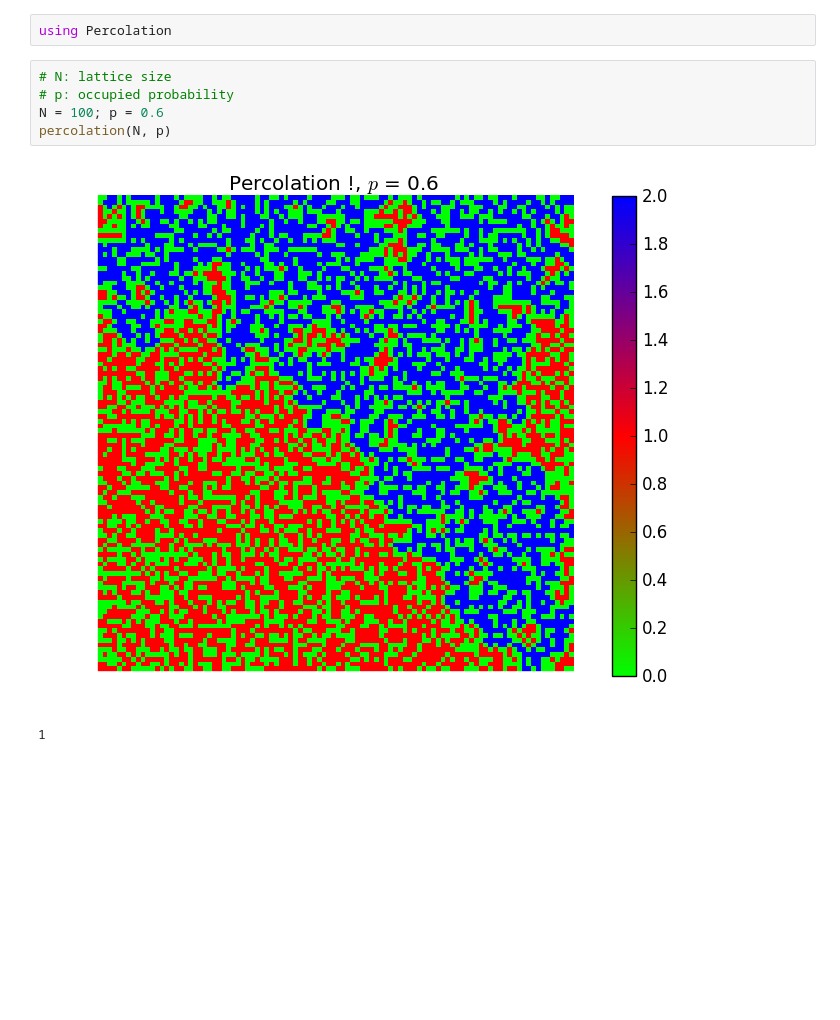
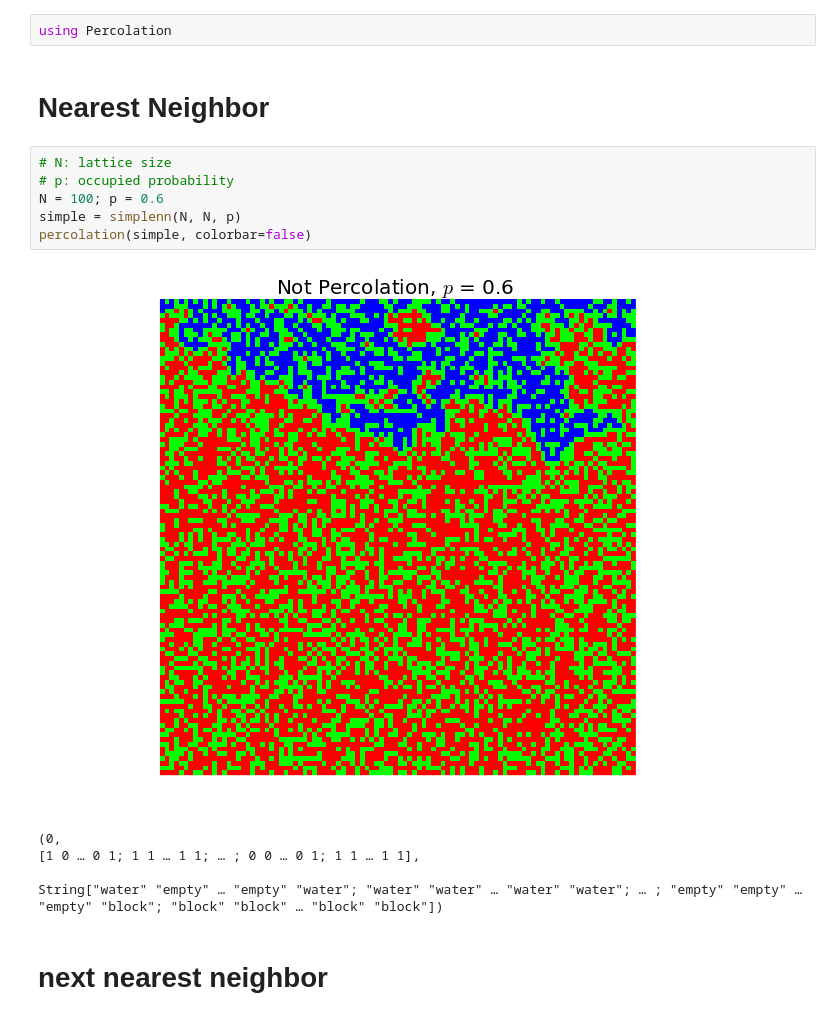
Before and after one commit to goropikari/Percolation.jl, a Jupyter notebook: example/percolation.ipynb, the cells around one changed output. Saved outputs shown, nothing was run; the diff lists cells and outputs as text; blank space fills up the shorter version.

```diff
--- a/example/percolation.ipynb
+++ b/example/percolation.ipynb
@@ -1,11 +1,19 @@
 # %%
 using Percolation
+# %% [markdown]
+# Nearest Neighbor
 # %%
 # N: lattice size
 # p: occupied probability
 N = 100; p = 0.6
-percolation(N, p)
+simple = simplenn(N, N, p)
+percolation(simple, colorbar=false)
 # %% [output]
-[figure, old version]
+[figure, new version]
-1
+(0,
+[1 0 … 0 1; 1 1 … 1 1; … ; 0 0 … 0 1; 1 1 … 1 1],
+
+String["water" "empty" … "empty" "water"; "water" "water" … "water" "water"; … ; "empty" "empty" … "empty" "block"; "block" "block" … "block" "block"])
+# %% [markdown]
+# next nearest neighbor
 # %%
```
Also changed, not shown: parts of 5 cells of this notebook, 2 other files.
